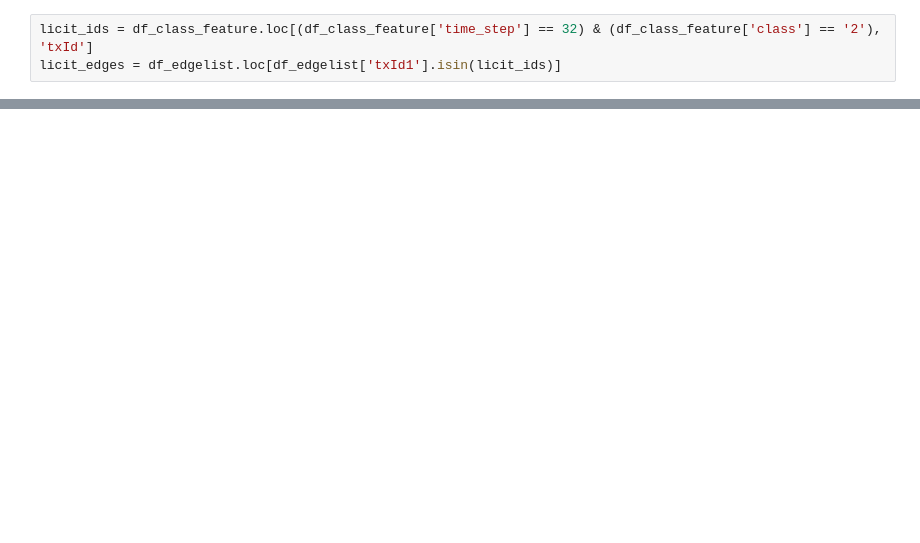
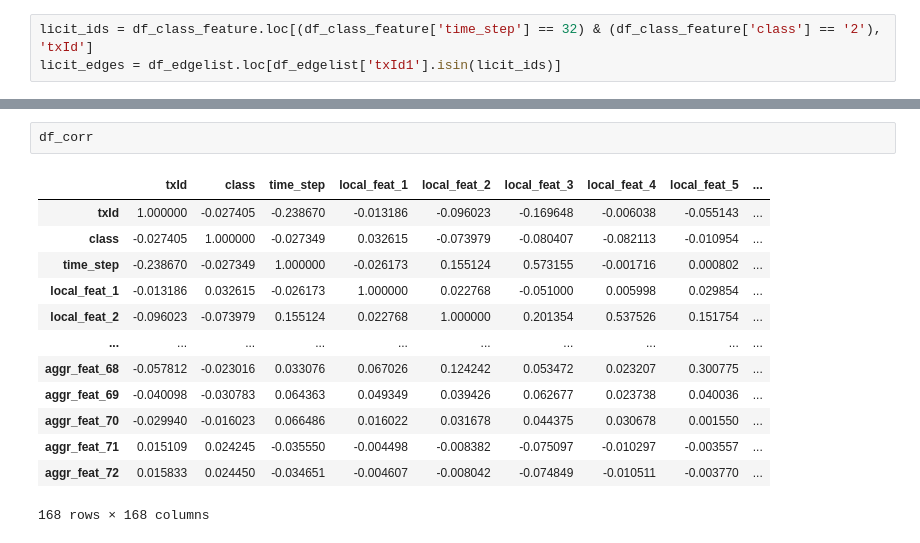
Before and after one commit to quicksid/Anti_Money_Laundering_Bitcoin_Transaction, a Jupyter notebook: aml_eda.ipynb, the cells around one changed output, grey strips where cells are left out. Drawn from its saved outputs; the diff is of its cells as text; blank space fills up the shorter version.

```diff
--- a/aml_eda.ipynb
+++ b/aml_eda.ipynb
@@ -174,0 +197,16 @@ nx.draw(graph, with_labels = False, pos = pos, node_size = 5, width = 0.3, arrow
+# %%
+df_corr
+# %% [output]
+|  | txId | class | time_step | local_feat_1 | local_feat_2 | local_feat_3 | local_feat_4 | local_feat_5 | ... |
+| txId | 1.000000 | -0.027405 | -0.238670 | -0.013186 | -0.096023 | -0.169648 | -0.006038 | -0.055143 | ... |
+| class | -0.027405 | 1.000000 | -0.027349 | 0.032615 | -0.073979 | -0.080407 | -0.082113 | -0.010954 | ... |
+| time_step | -0.238670 | -0.027349 | 1.000000 | -0.026173 | 0.155124 | 0.573155 | -0.001716 | 0.000802 | ... |
+| local_feat_1 | -0.013186 | 0.032615 | -0.026173 | 1.000000 | 0.022768 | -0.051000 | 0.005998 | 0.029854 | ... |
+| local_feat_2 | -0.096023 | -0.073979 | 0.155124 | 0.022768 | 1.000000 | 0.201354 | 0.537526 | 0.151754 | ... |
+| ... | ... | ... | ... | ... | ... | ... | ... | ... | ... |
+| aggr_feat_68 | -0.057812 | -0.023016 | 0.033076 | 0.067026 | 0.124242 | 0.053472 | 0.023207 | 0.300775 | ... |
+| aggr_feat_69 | -0.040098 | -0.030783 | 0.064363 | 0.049349 | 0.039426 | 0.062677 | 0.023738 | 0.040036 | ... |
+| aggr_feat_70 | -0.029940 | -0.016023 | 0.066486 | 0.016022 | 0.031678 | 0.044375 | 0.030678 | 0.001550 | ... |
+| aggr_feat_71 | 0.015109 | 0.024245 | -0.035550 | -0.004498 | -0.008382 | -0.075097 | -0.010297 | -0.003557 | ... |
+| aggr_feat_72 | 0.015833 | 0.024450 | -0.034651 | -0.004607 | -0.008042 | -0.074849 | -0.010511 | -0.003770 | ... |
+168 rows × 168 columns
```
Also changed, not shown: parts of 6 cells of this notebook.
